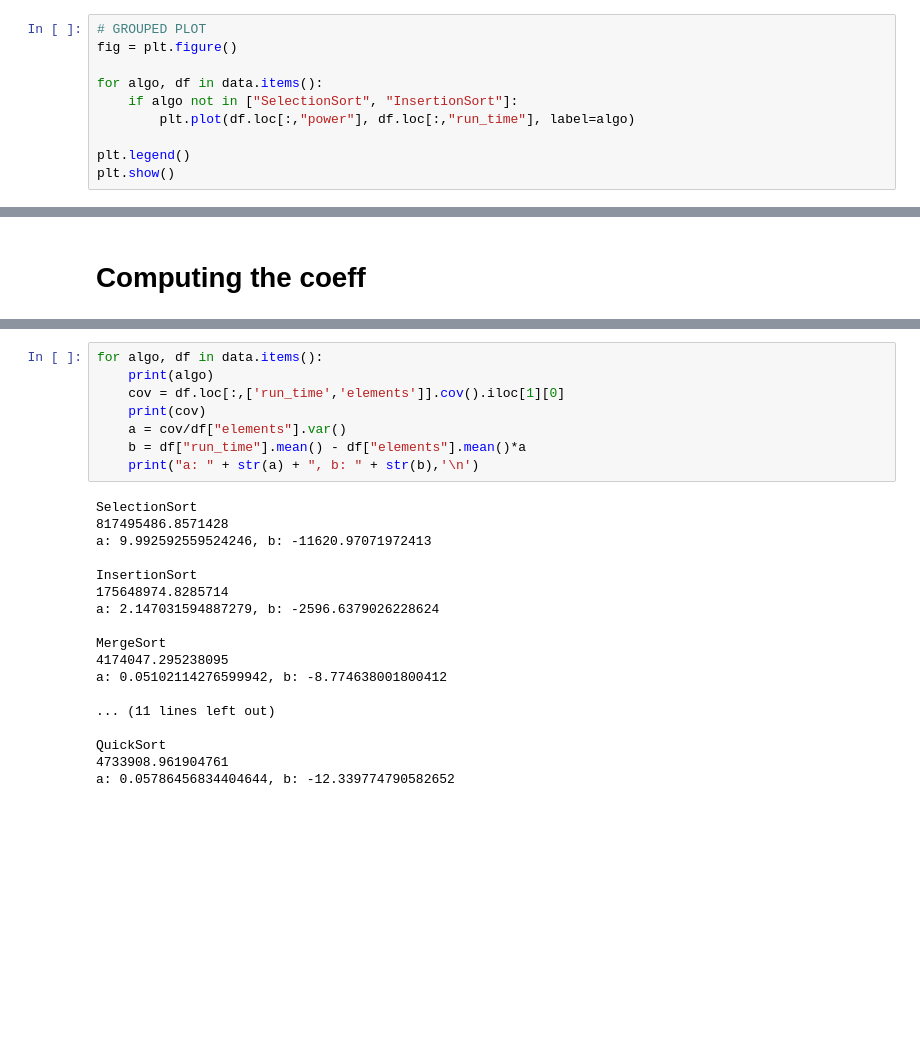
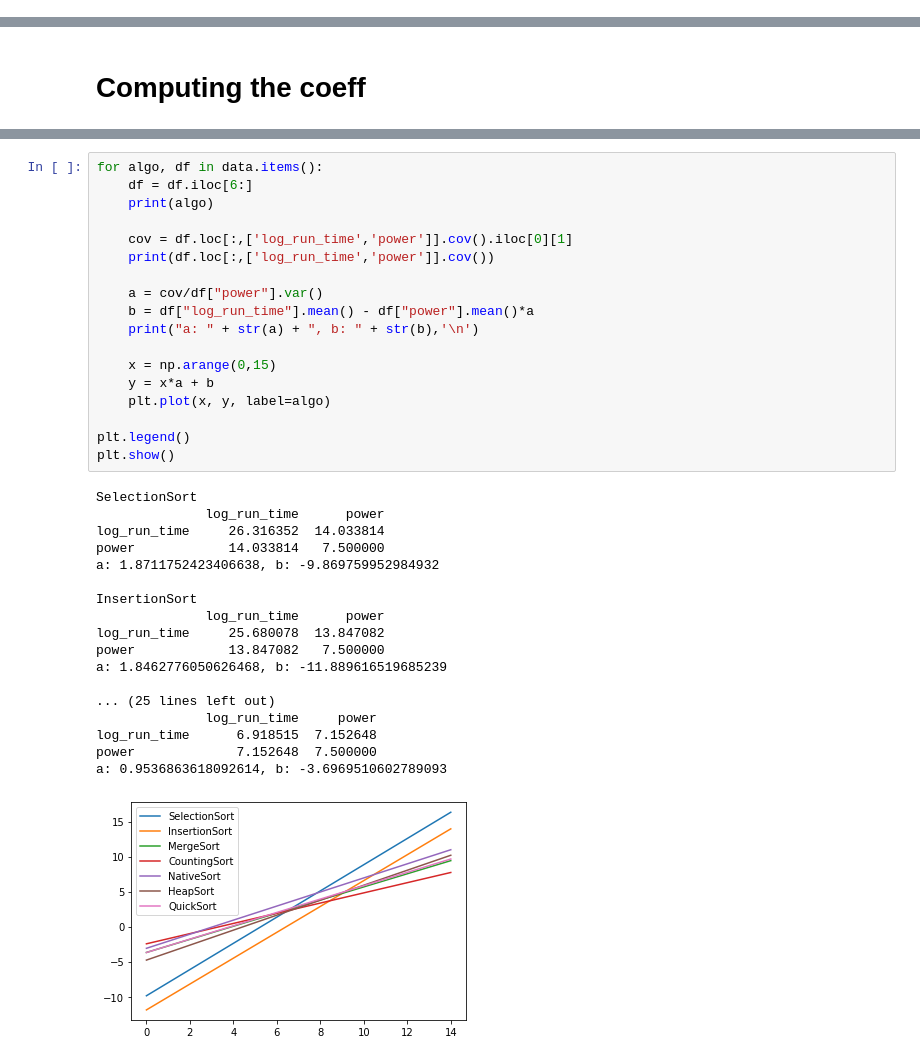
Before and after one commit to samilaz974/prog_fine_benchmark, a Jupyter notebook: visualisation/analysis.ipynb, the cells around one changed output, grey strips where cells are left out. Drawn from its saved outputs; the diff is of its cells as text; blank space fills up the shorter version.

```diff
--- a/visualisation/analysis.ipynb
+++ b/visualisation/analysis.ipynb
@@ -129,10 +185,0 @@ plt.show()
-# %%
-# GROUPED PLOT
-fig = plt.figure()
-
-for algo, df in data.items():
-    if algo not in ["SelectionSort", "InsertionSort"]:
-        plt.plot(df.loc[:,"power"], df.loc[:,"run_time"], label=algo)
-
-plt.legend()
-plt.show()
@@ -165,26 +207,37 @@ data[sort_algos[0]]
 # %%
 for algo, df in data.items():
+    df = df.iloc[6:]
     print(algo)
-    cov = df.loc[:,['run_time','elements']].cov().iloc[1][0]
-    print(cov)
-    a = cov/df["elements"].var()
-    b = df["run_time"].mean() - df["elements"].mean()*a
+
+    cov = df.loc[:,['log_run_time','power']].cov().iloc[0][1]
+    print(df.loc[:,['log_run_time','power']].cov())
+
+    a = cov/df["power"].var()
+    b = df["log_run_time"].mean() - df["power"].mean()*a
     print("a: " + str(a) + ", b: " + str(b),'\n')
+
+    x = np.arange(0,15)
+    y = x*a + b
+    plt.plot(x, y, label=algo)
+
+plt.legend()
+plt.show()
 # %% [output]
 SelectionSort
-817495486.8571428
-a: 9.992592559524246, b: -11620.97071972413
+              log_run_time      power
+log_run_time     26.316352  14.033814
+power            14.033814   7.500000
+a: 1.8711752423406638, b: -9.869759952984932
 
 InsertionSort
-175648974.8285714
-a: 2.147031594887279, b: -2596.6379026228624
+              log_run_time      power
+log_run_time     25.680078  13.847082
+power            13.847082   7.500000
+a: 1.8462776050626468, b: -11.889616519685239
 
-MergeSort
-4174047.295238095
-a: 0.05102114276599942, b: -8.774638001800412
-
-... (11 lines left out)
-
-QuickSort
-4733908.961904761
-a: 0.05786456834404644, b: -12.339774790582652
+... (25 lines left out)
+              log_run_time     power
+log_run_time      6.918515  7.152648
+power             7.152648  7.500000
+a: 0.9536863618092614, b: -3.6969510602789093
+[figure, added]
```
Also changed, not shown: parts of 11 cells of this notebook, 1 other file.
